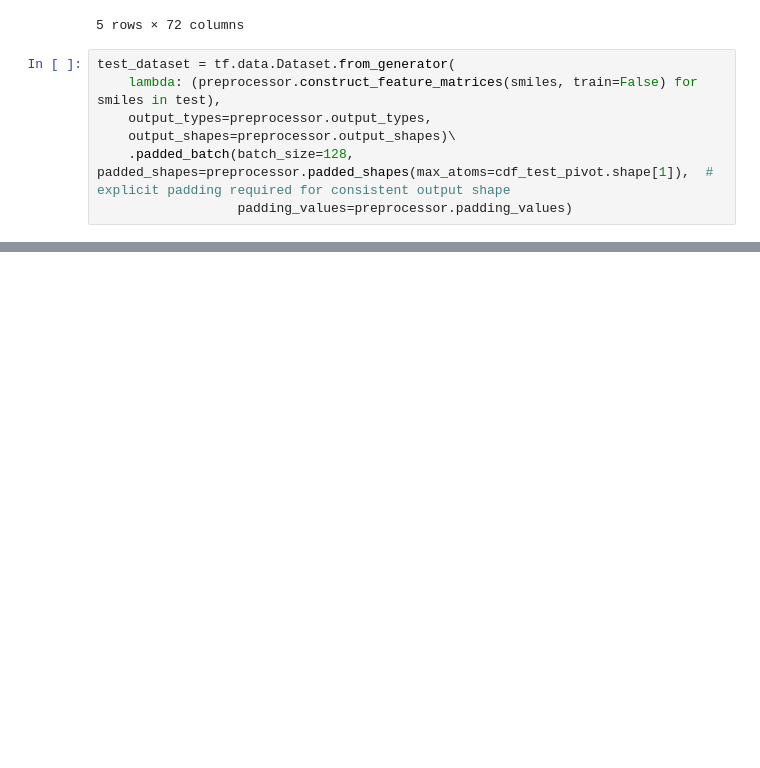
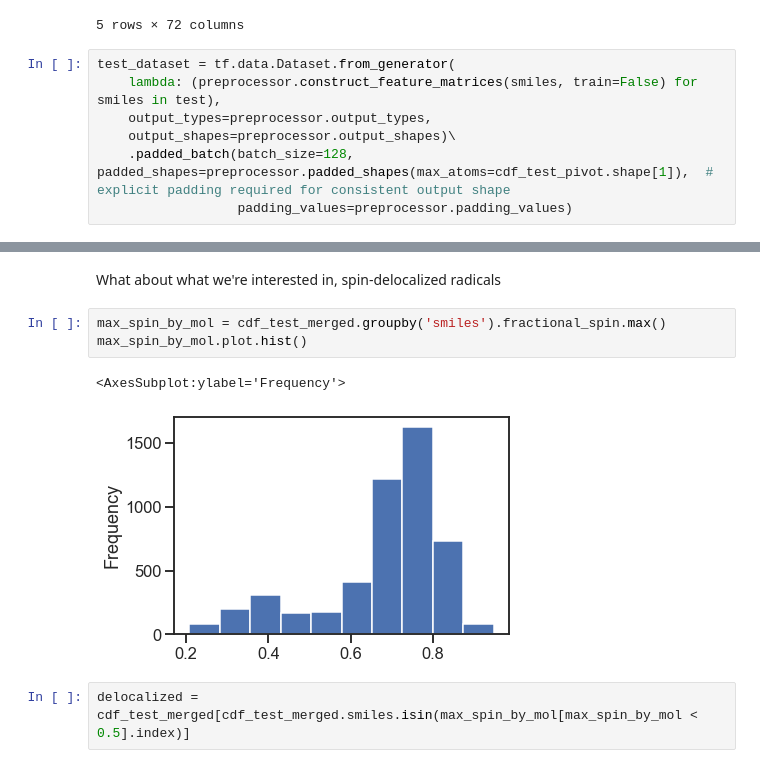
Before and after one commit to shreesowndarya/spin_gnn, a Jupyter notebook: plot_test.ipynb, the cells around one changed output, grey strips where cells are left out. Drawn from its saved outputs; the diff is of its cells as text; blank space fills up the shorter version.

```diff
--- a/plot_test.ipynb
+++ b/plot_test.ipynb
@@ -111,0 +290,10 @@ Text(0, 0.5, 'Fractional Spin MAE')
+# %% [markdown]
+What about what we're interested in, spin-delocalized radicals
+# %%
+max_spin_by_mol = cdf_test_merged.groupby('smiles').fractional_spin.max()
+max_spin_by_mol.plot.hist()
+# %% [output]
+<AxesSubplot:ylabel='Frequency'>
+[figure, added]
+# %%
+delocalized = cdf_test_merged[cdf_test_merged.smiles.isin(max_spin_by_mol[max_spin_by_mol < 0.5].index)]
```
Also changed, not shown: parts of 30 cells of this notebook.
